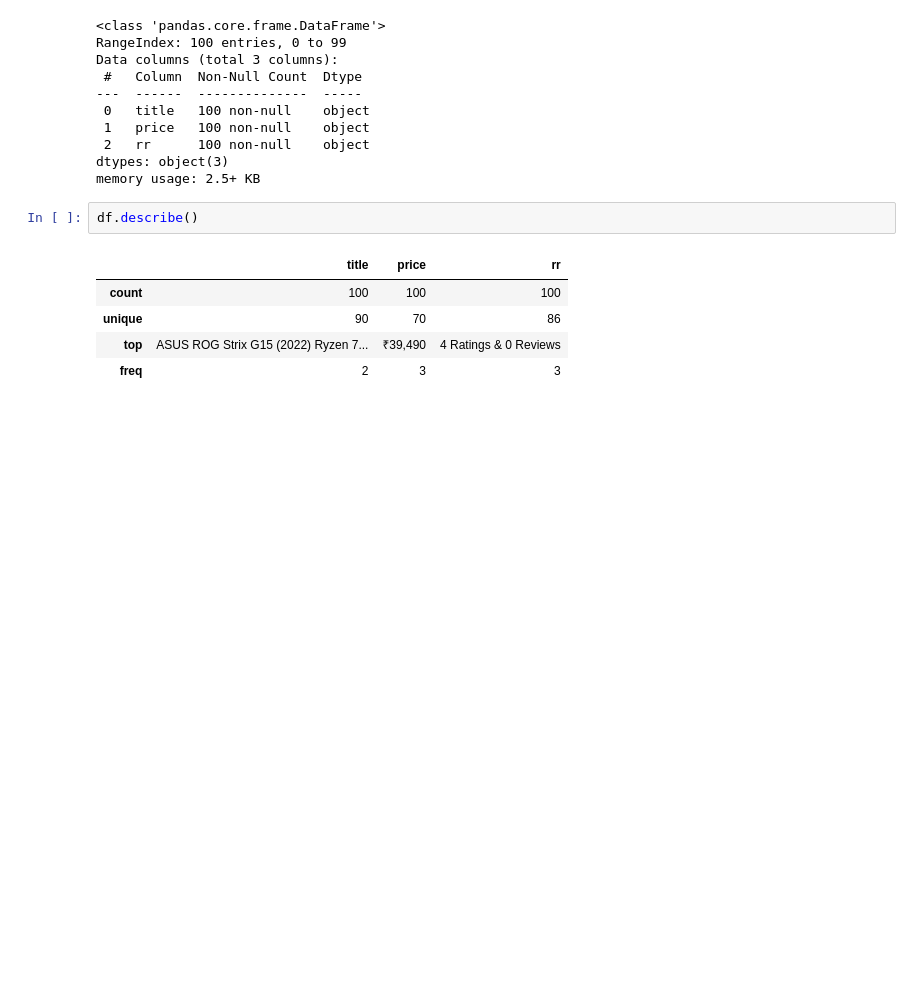
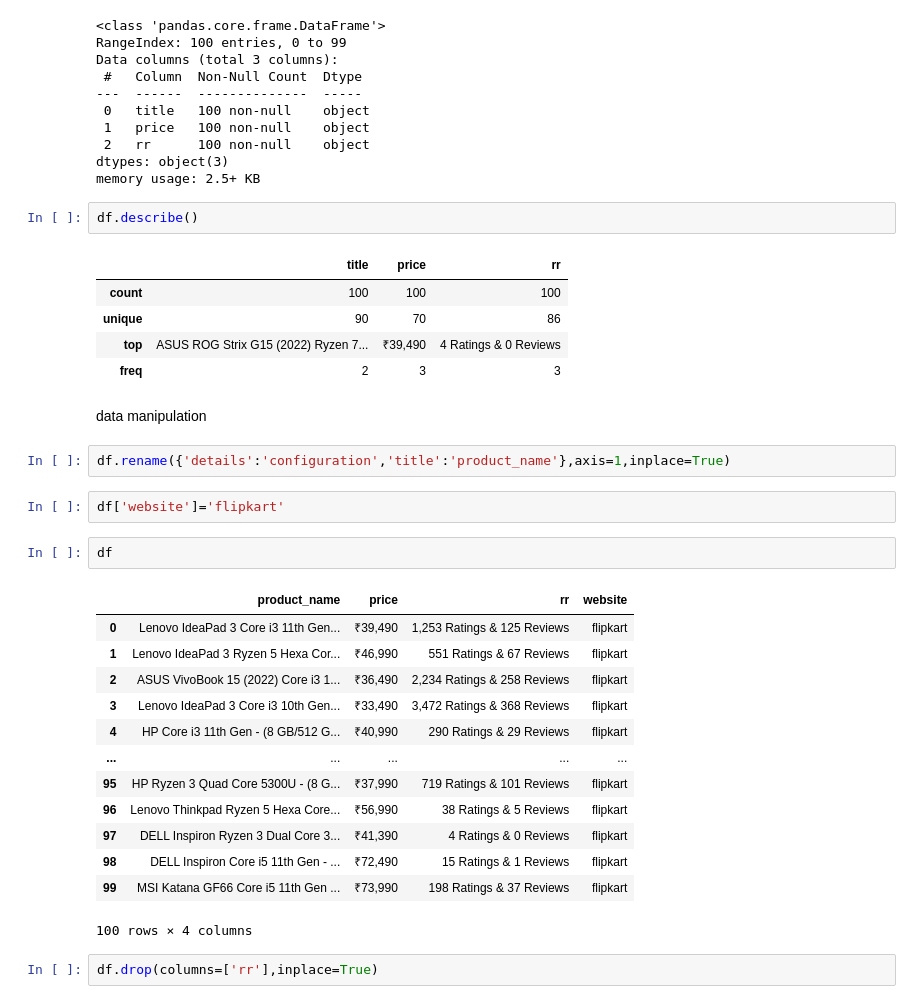
Before and after one commit to akash-yadav-git/My-Digipodium-Python-course, a Jupyter notebook: data_analysis2.ipynb, the cells around one changed output. Drawn from its saved outputs; the diff is of its cells as text; blank space fills up the shorter version.

Commit message:
data analytic pandas

```diff
--- a/data_analysis2.ipynb
+++ b/data_analysis2.ipynb
@@ -71,3 +71,27 @@ df.describe()
 | unique | 90 | 70 | 86 |
 | top | ASUS ROG Strix G15 (2022) Ryzen 7... | ₹39,490 | 4 Ratings & 0 Reviews |
 | freq | 2 | 3 | 3 |
+# %% [markdown]
+data manipulation
+# %%
+df.rename({'details':'configuration','title':'product_name'},axis=1,inplace=True)
+# %%
+df['website']='flipkart'
+# %%
+df
+# %% [output]
+|  | product_name | price | rr | website |
+| 0 | Lenovo IdeaPad 3 Core i3 11th Gen... | ₹39,490 | 1,253 Ratings & 125 Reviews | flipkart |
+| 1 | Lenovo IdeaPad 3 Ryzen 5 Hexa Cor... | ₹46,990 | 551 Ratings & 67 Reviews | flipkart |
+| 2 | ASUS VivoBook 15 (2022) Core i3 1... | ₹36,490 | 2,234 Ratings & 258 Reviews | flipkart |
+| 3 | Lenovo IdeaPad 3 Core i3 10th Gen... | ₹33,490 | 3,472 Ratings & 368 Reviews | flipkart |
+| 4 | HP Core i3 11th Gen - (8 GB/512 G... | ₹40,990 | 290 Ratings & 29 Reviews | flipkart |
+| ... | ... | ... | ... | ... |
+| 95 | HP Ryzen 3 Quad Core 5300U - (8 G... | ₹37,990 | 719 Ratings & 101 Reviews | flipkart |
+| 96 | Lenovo Thinkpad Ryzen 5 Hexa Core... | ₹56,990 | 38 Ratings & 5 Reviews | flipkart |
+| 97 | DELL Inspiron Ryzen 3 Dual Core 3... | ₹41,390 | 4 Ratings & 0 Reviews | flipkart |
+| 98 | DELL Inspiron Core i5 11th Gen - ... | ₹72,490 | 15 Ratings & 1 Reviews | flipkart |
+| 99 | MSI Katana GF66 Core i5 11th Gen ... | ₹73,990 | 198 Ratings & 37 Reviews | flipkart |
+100 rows × 4 columns
+# %%
+df.drop(columns=['rr'],inplace=True)
```
Also changed, not shown: parts of 12 cells of this notebook, 1 other file.
